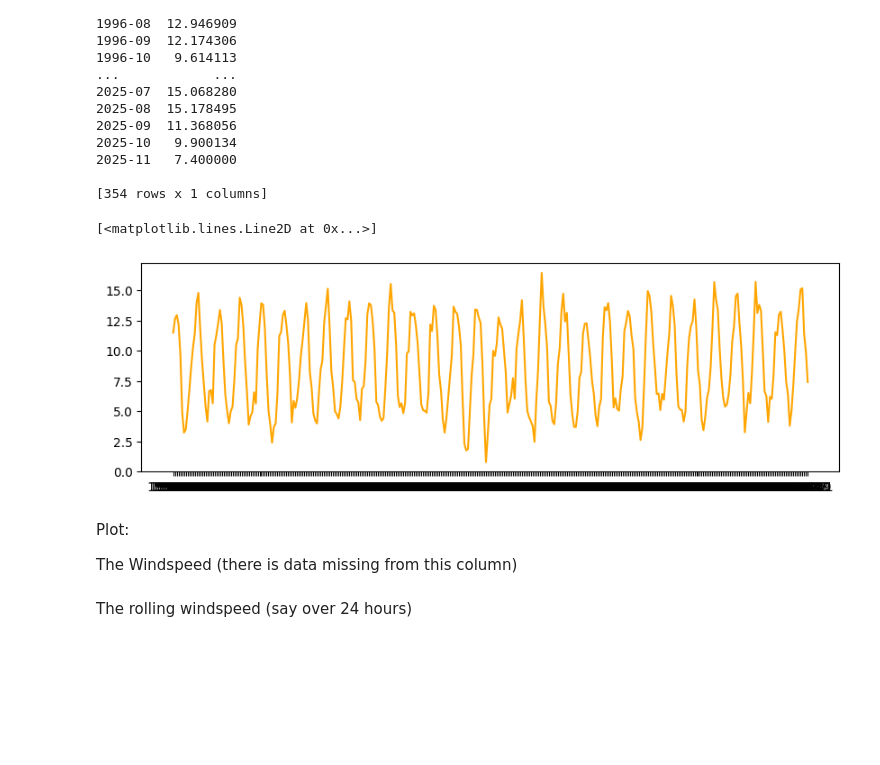
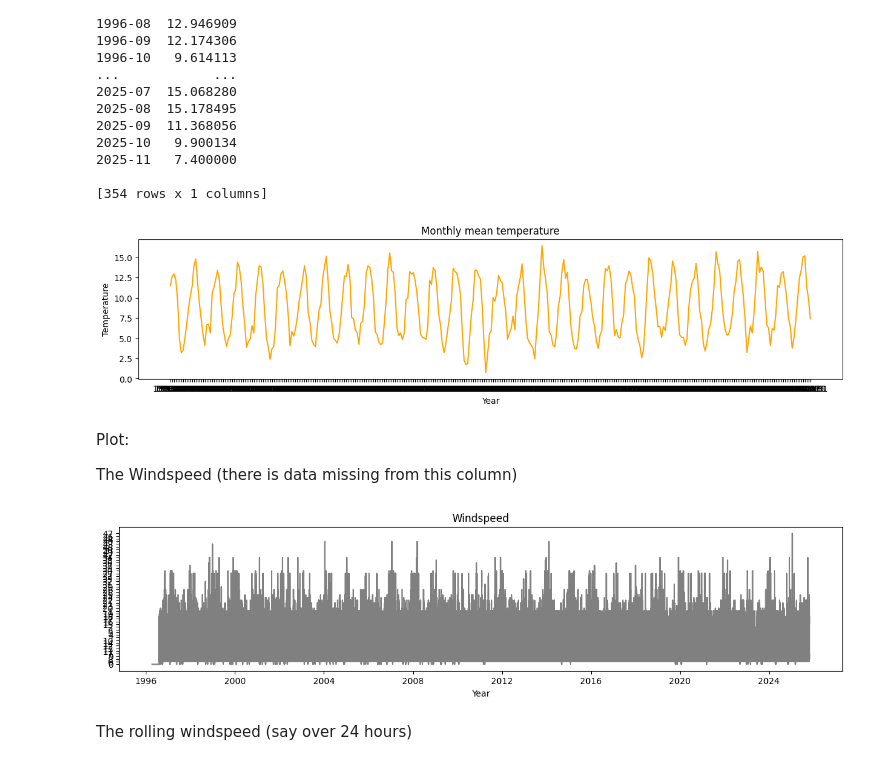
Before and after one commit to quyenphanlyons/programming-for-data-analytics, a Jupyter notebook: assignments/assignment06-weather.ipynb, the cells around one changed output. Saved outputs shown, nothing was run; the diff lists cells and outputs as text; code cells hidden in the pictures; blank space fills up the shorter version.

```diff
--- a/assignments/assignment06-weather.ipynb
+++ b/assignments/assignment06-weather.ipynb
@@ -135,15 +145,26 @@ month
 
 [354 rows x 1 columns]
 # %%
-# Plot mean temperature each day
-plt.figure(figsize=(10,3))
-plt.plot(df_anal1.index, df_anal1["temp"], label="Monthly mean temperature", color="orange")
+# Plot mean temperature each month
+plt.figure(figsize=(15,3))
+plt.plot(df_anal1.index, df_anal1["temp"], color="orange")
+plt.title('Monthly mean temperature')
+plt.xlabel('Year')
+plt.ylabel('Temperature')
+plt.show()
 # %% [output]
-[<matplotlib.lines.Line2D at 0x...>]
-[figure, old version]
+[figure, new version]
 # %% [markdown]
 Plot:
 
 The Windspeed (there is data missing from this column)
+# %%
+plt.figure(figsize=(15,3))
+plt.plot(df["date"], df["wdsp"], color="grey")
+plt.title('Windspeed')
+plt.xlabel('Year')
+plt.show()
+# %% [output]
+[figure, added]
 # %% [markdown]
 The rolling windspeed (say over 24 hours)
```
Also changed, not shown: parts of 17 cells of this notebook.
